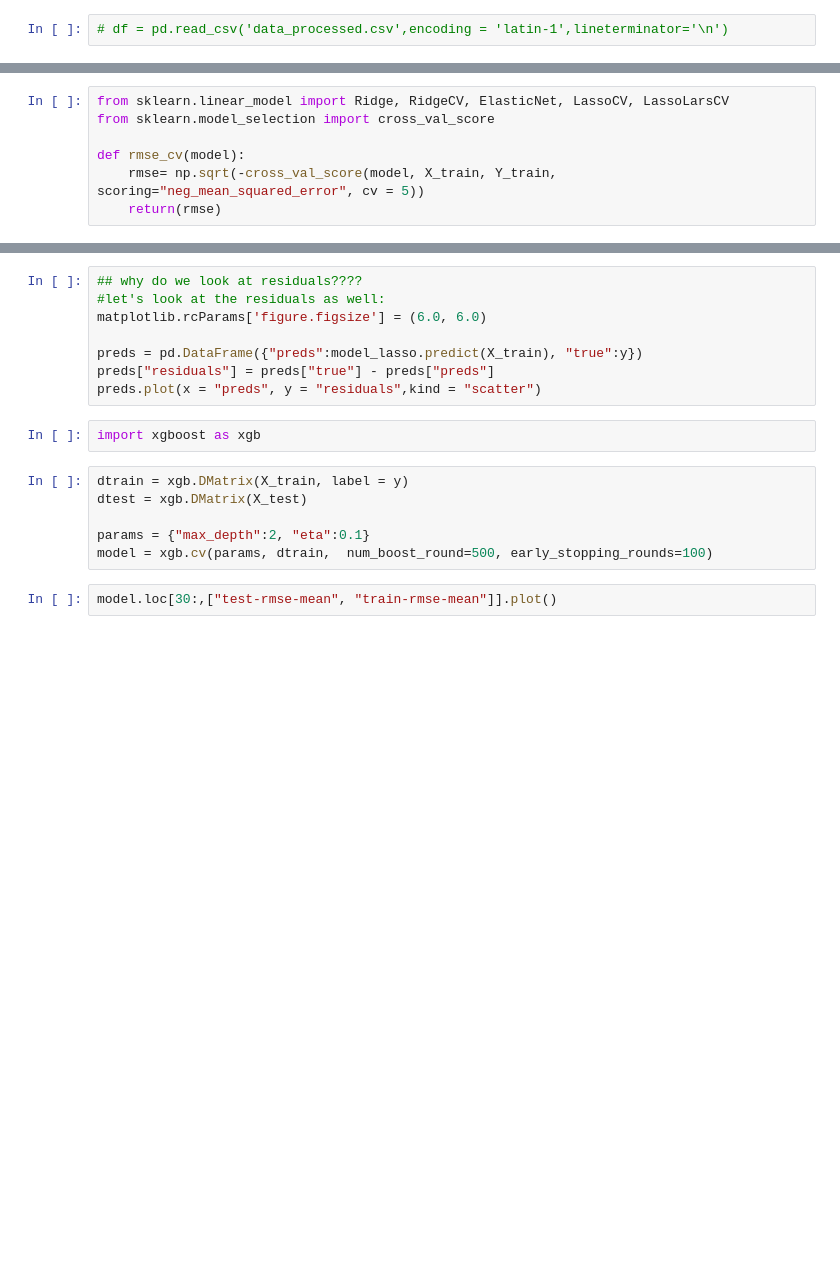
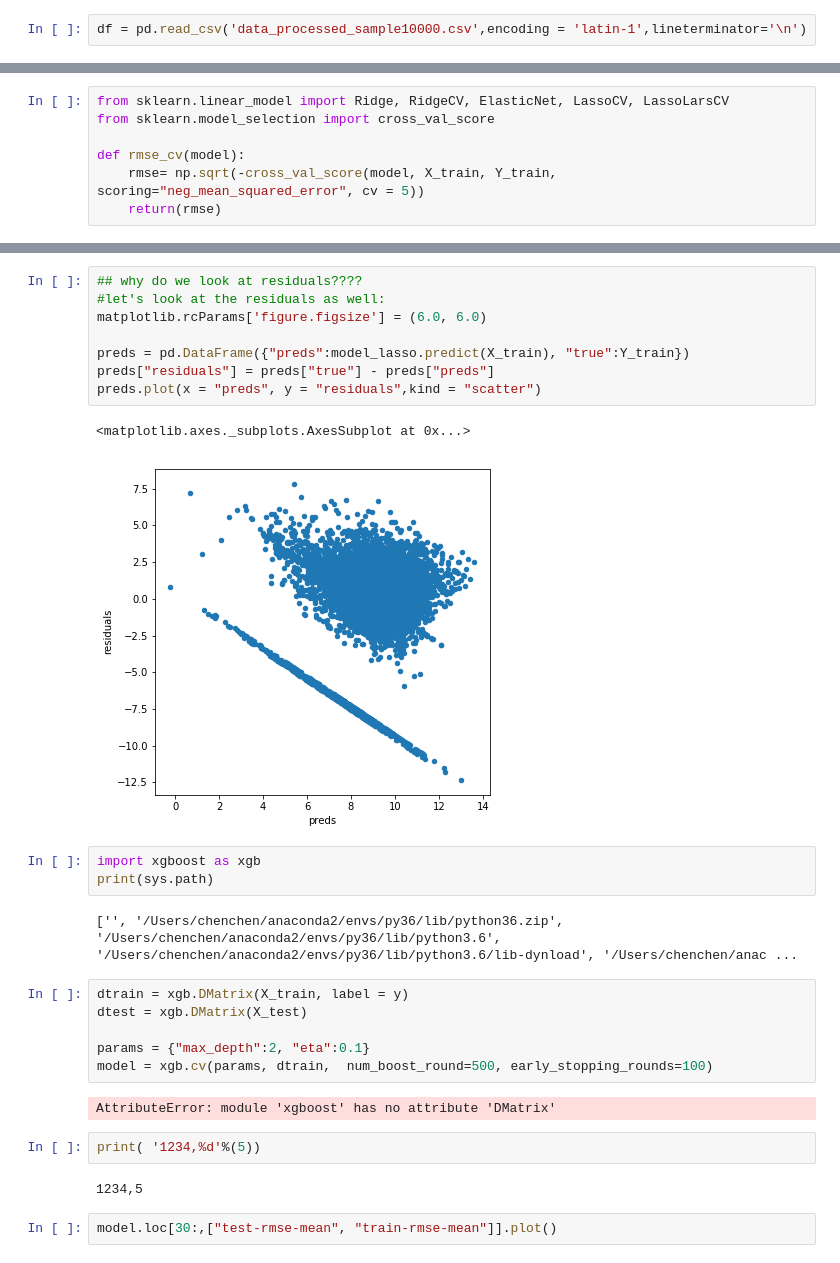
Before and after one commit to cchen767/exercise, a Jupyter notebook: arthena_task/step2_modeling.ipynb, the cells around one changed output, grey strips where cells are left out. Cells and saved outputs as stored; diff of their text form; blank space fills up the shorter version.

```diff
--- a/arthena_task/step2_modeling.ipynb
+++ b/arthena_task/step2_modeling.ipynb
@@ -4,5 +10,5 @@ import numpy as np
 # %%
-# df = pd.read_csv('data_processed.csv',encoding = 'latin-1',lineterminator='\n')
+df = pd.read_csv('data_processed_sample10000.csv',encoding = 'latin-1',lineterminator='\n')
 # %%
 from sklearn.model_selection import train_test_split
 cols = [i for i in df.columns if i != 'hammer_price']
@@ -72,19 +97,31 @@ plt.title("Coefficients in the Lasso Model")
 # %%
 ## why do we look at residuals????
 #let's look at the residuals as well:
 matplotlib.rcParams['figure.figsize'] = (6.0, 6.0)
 
-preds = pd.DataFrame({"preds":model_lasso.predict(X_train), "true":y})
+preds = pd.DataFrame({"preds":model_lasso.predict(X_train), "true":Y_train})
 preds["residuals"] = preds["true"] - preds["preds"]
 preds.plot(x = "preds", y = "residuals",kind = "scatter")
+# %% [output]
+<matplotlib.axes._subplots.AxesSubplot at 0x...>
+[figure, added]
 # %%
 import xgboost as xgb
+print(sys.path)
+# %% [output]
+['', '/Users/chenchen/anaconda2/envs/py36/lib/python36.zip', '/Users/chenchen/anaconda2/envs/py36/lib/python3.6', '/Users/chenchen/anaconda2/envs/py36/lib/python3.6/lib-dynload', '/Users/chenchen/anac ...
 # %%
 dtrain = xgb.DMatrix(X_train, label = y)
 dtest = xgb.DMatrix(X_test)
 
 params = {"max_depth":2, "eta":0.1}
 model = xgb.cv(params, dtrain,  num_boost_round=500, early_stopping_rounds=100)
+# %% [output]
+AttributeError: module 'xgboost' has no attribute 'DMatrix'
+# %%
+print( '1234,%d'%(5))
+# %% [output]
+1234,5
 # %%
 model.loc[30:,["test-rmse-mean", "train-rmse-mean"]].plot()
 # %%
```
Also changed, not shown: parts of 8 cells of this notebook, 2 other files.
